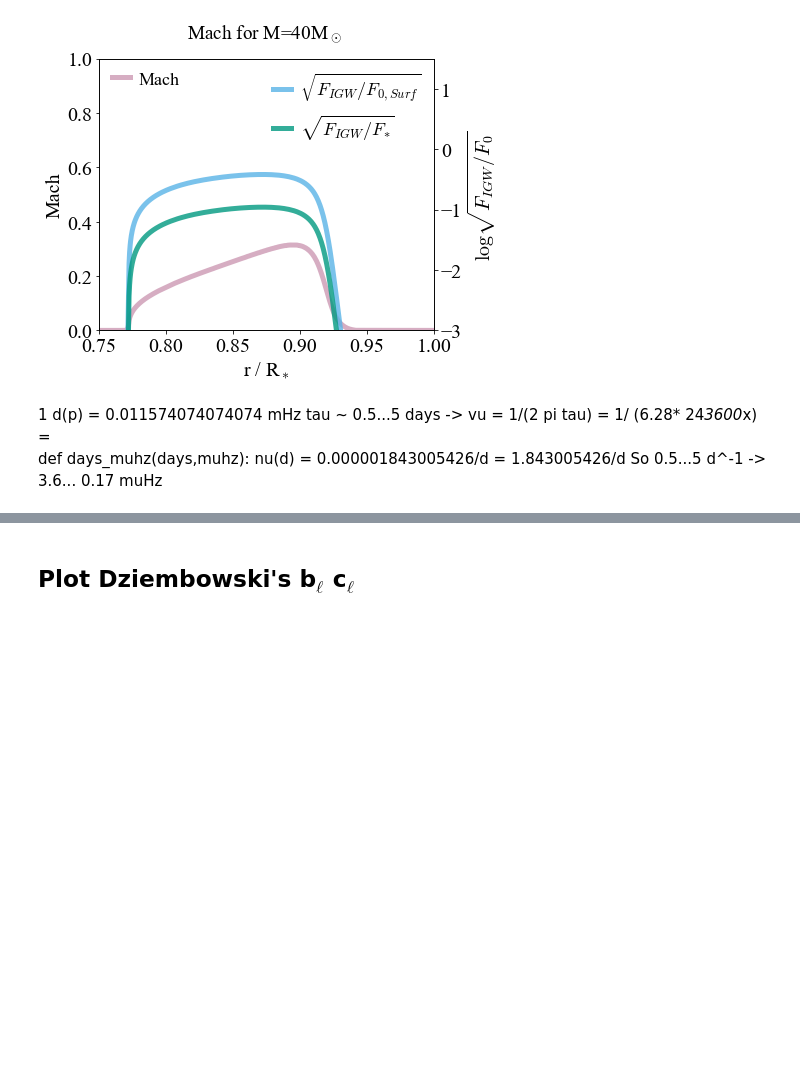
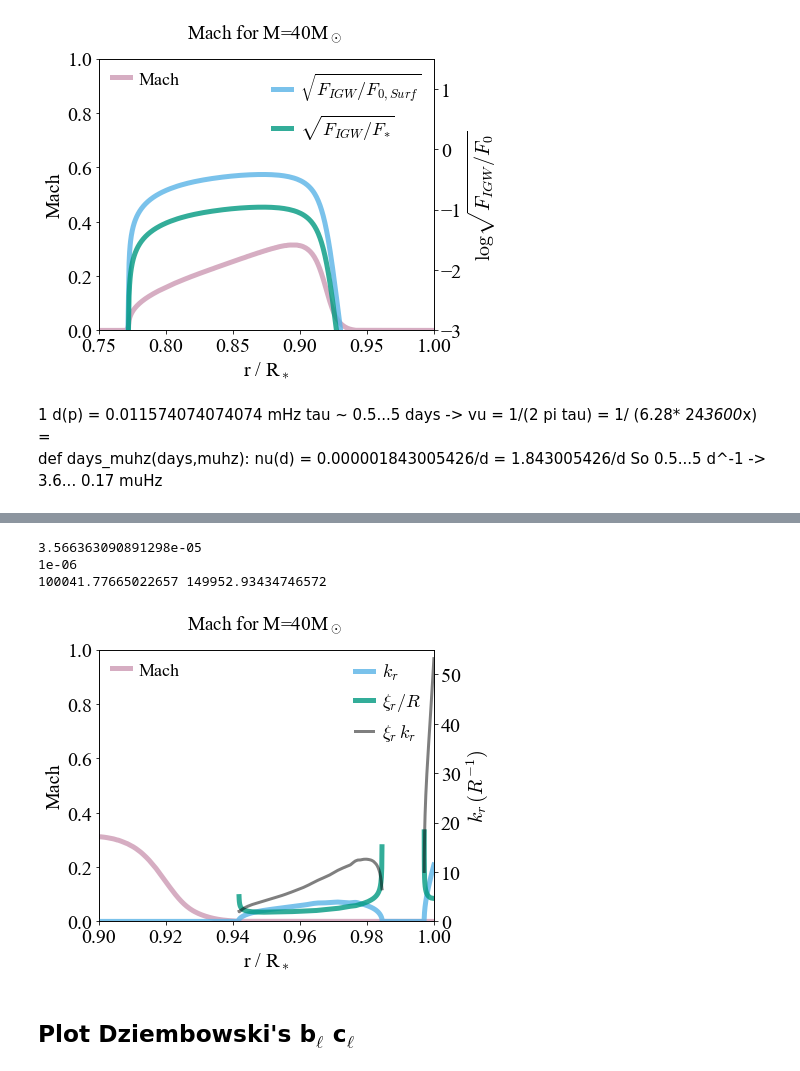
Before and after one commit to matteocantiello/rednoise, a Jupyter notebook: propagation_diagrams.ipynb, the cells around one changed output, grey strips where cells are left out. Cells and saved outputs as stored; diff of their text form; code cells hidden in the pictures; blank space fills up the shorter version.

```diff
--- a/propagation_diagrams.ipynb
+++ b/propagation_diagrams.ipynb
@@ -440,3 +552,72 @@ So 0.5...5 d^-1 -> 3.6... 0.17  muHz
+# %%
+fig, ax1 = plt.subplots()
+ell=10
+
+ax1.plot(mesa.radius/mesa.radius[1],mach,linewidth=5, color=RED_PURPLE,alpha=0.8,label = r'Mach')
+ax1.set_ylabel(r'Mach')
+ax1.set_xlabel(r'r / R$_*$')
+ax1.set_xlim(0.9,1)
+ax1.set_ylim(0,1)
+legend1 = plt.legend(loc='upper left',fontsize=18,ncol=1)
+
+ax2=ax1.twinx()
+brunt=(1.0/6.283)*10**mesa.log_brunt_N # Brunt in hz
+vc=10**mesa.log_conv_vel
+alpha_mlt = 1.6
+hp=mesa.pressure_scale_height
+turnover=alpha_mlt*hp*rsun/vc
+nu_char=1.0/(2*3.1415*turnover)     # Definition in Bowman et al. 2020
+omega=vc/(alpha_mlt*hp*rsun)        # definition from Fuller et al. 2014
+
+omega_c = 1e-6 # (1muhz)
+# Calculate radial wavenumber
+print(brunt[1])
+print(omega_c)
+kr= k_r(ell,brunt,omega_c,mesa.radius)
+ax2.plot(mesa.radius/mesa.radius[1],kr,linewidth=5, color=SKY_BLUE,alpha=0.8,label = r'$k_r$')
+#ax2.plot(mesa.radius/mesa.radius[1],np.log10((Figw/F)**0.5),linewidth=5, color=BLUE_GREEN,alpha=0.8,label = r'$\sqrt{F_{IGW}/F_{*}}$')
+
+# Xir kr
+# Calculate Total Stellar Flux
+L=mesa.photosphere_L
+R=mesa.photosphere_r
+F=(L*lsun)/(4*pi*(R*rsun)**2.0)
+# Calculate Convective Flux
+vc=10**mesa.log_conv_vel
+Fc=rho*vc**3.0
+# Calculate IGW Flux
+mach=mesa.conv_vel_div_csound
+Figw=Fc*mach
+#Take value in the CZ
+temperature=mesa.temperature
+minT=np.where(temperature > 1e5)
+maxT=np.where(temperature < 1.5e5)
+minT = minT[0][0]
+maxT = maxT[-1][-1]
+print(temperature[minT],temperature[maxT])
+Figw=np.mean(Figw[minT:maxT])   # Take a mean of Figw between 100000 and 150000 K
+rho=10**mesa.logRho
+
+xir= xi_r(ell,brunt,omega_c,R*rsun, rho, Figw)
+
+#ax2.plot(mesa.radius/mesa.radius[1],np.log10(kr*xir),linewidth=5, color=BLUE_GREEN,alpha=0.8,label = r'$\xi_r \, k_r$')
+ax2.plot(mesa.radius/mesa.radius[1],xir/(R*rsun),linewidth=5, color=BLUE_GREEN,alpha=0.8,label = r'$\xi_r/ R $')
+ax2.plot(mesa.radius/mesa.radius[1],kr*xir/(R*rsun),linewidth=3, color=BLACK,alpha=0.5,label = r'$\xi_r \, k_r$')
+legend2 = plt.legend(loc='upper right',fontsize=18,ncol=1)
+
+#ax2.set_xlim(0.75,1)
+ax2.set_ylim(0,55)
+ax2.set_ylabel(r'$k_r \, (R^{-1})$')
+
+
+#plt.ylabel(r'$\log \sqrt{F_{IGW}/F_0}$')
+plt.title(r'Mach for M=40M$_\odot$ ') #X$_c$=0.68
+plt.savefig("Fluxes_mach_40Msun.pdf")
+# %% [output]
+3.566363090891298e-05
+1e-06
+100041.77665022657 149952.93434746572
+[figure, added]
 # %% [markdown]
 ## Plot Dziembowski's b$_\ell$ c$_\ell$
 # %%
```
Also changed, not shown: parts of 15 cells of this notebook, 1 other file.
